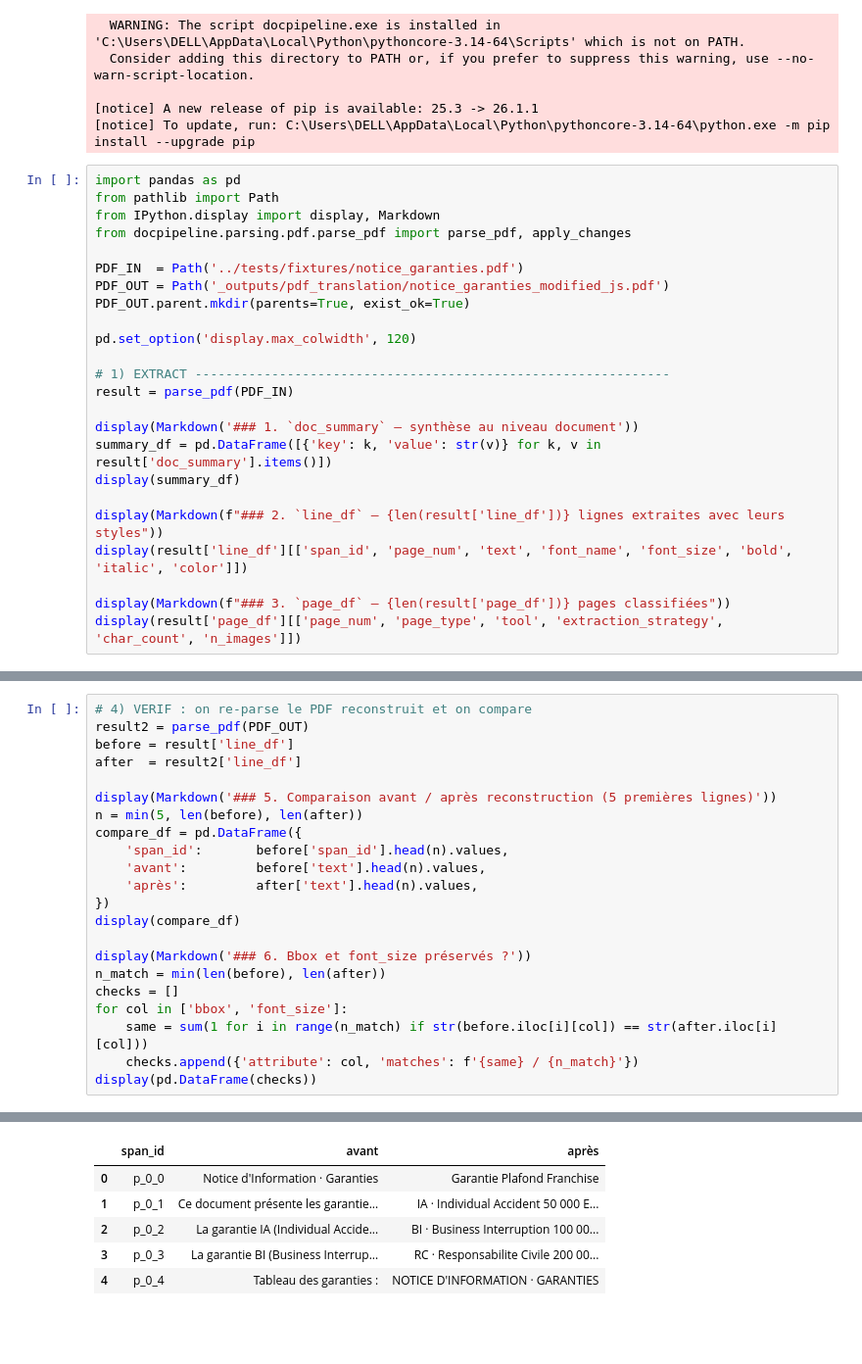
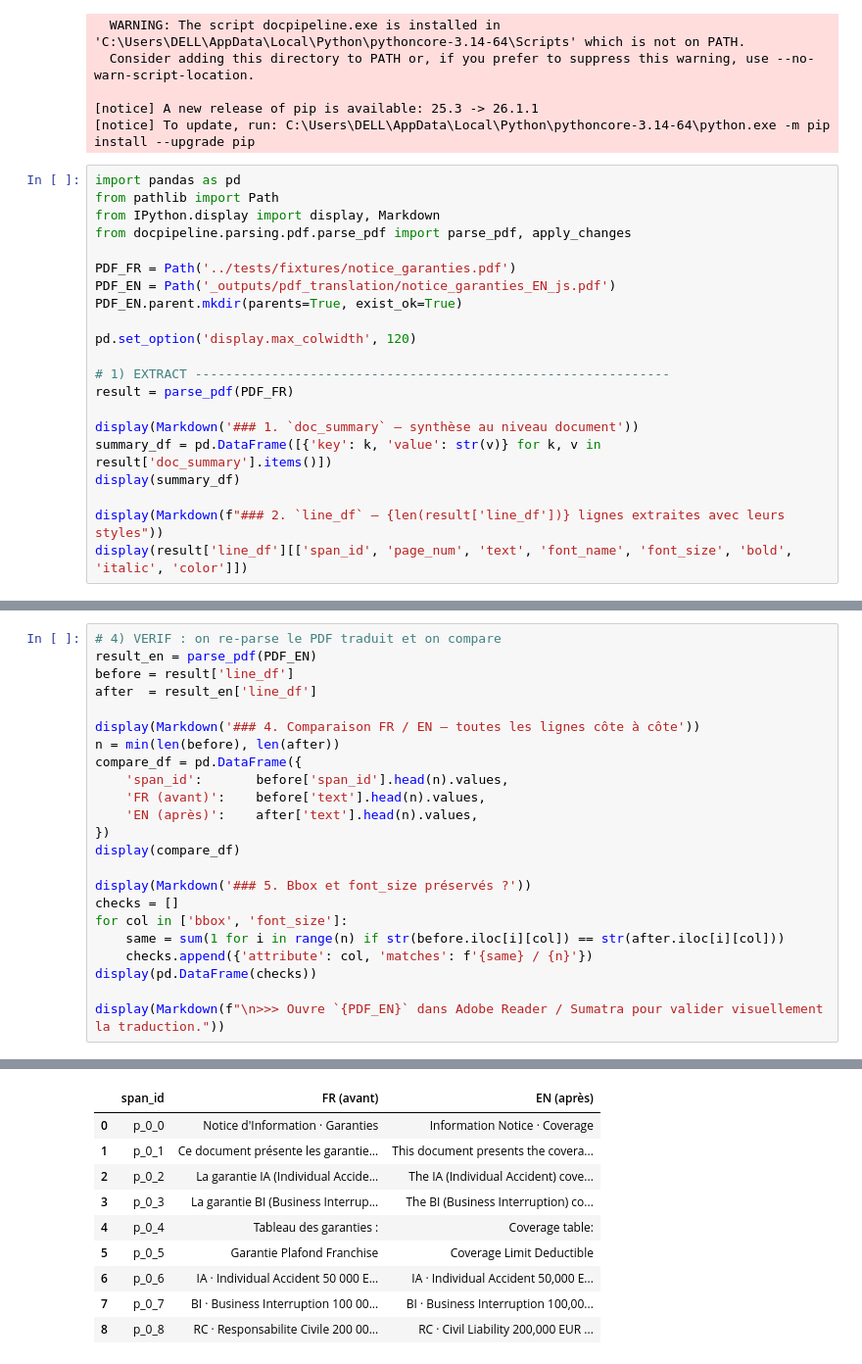
Before and after one commit to kezhan/doc_intelligence, a Jupyter notebook: notebooks/05_parse_pdf_js.ipynb, the cells around one changed output, grey strips where cells are left out. Shown at 98% size. Saved outputs shown, nothing was run; the diff lists cells and outputs as text; blank space fills up the shorter version.

```diff
--- a/notebooks/05_parse_pdf_js.ipynb
+++ b/notebooks/05_parse_pdf_js.ipynb
@@ -48,14 +41,14 @@ from pathlib import Path
 from IPython.display import display, Markdown
 from docpipeline.parsing.pdf.parse_pdf import parse_pdf, apply_changes
 
-PDF_IN  = Path('../tests/fixtures/notice_garanties.pdf')
-PDF_OUT = Path('_outputs/pdf_translation/notice_garanties_modified_js.pdf')
-PDF_OUT.parent.mkdir(parents=True, exist_ok=True)
+PDF_FR = Path('../tests/fixtures/notice_garanties.pdf')
+PDF_EN = Path('_outputs/pdf_translation/notice_garanties_EN_js.pdf')
+PDF_EN.parent.mkdir(parents=True, exist_ok=True)
 
 pd.set_option('display.max_colwidth', 120)
 
 # 1) EXTRACT --------------------------------------------------------------
-result = parse_pdf(PDF_IN)
+result = parse_pdf(PDF_FR)
 
 display(Markdown('### 1. `doc_summary` — synthèse au niveau document'))
 summary_df = pd.DataFrame([{'key': k, 'value': str(v)} for k, v in result['doc_summary'].items()])
@@ -63,9 +56,6 @@ display(summary_df)
 
 display(Markdown(f"### 2. `line_df` — {len(result['line_df'])} lignes extraites avec leurs styles"))
 display(result['line_df'][['span_id', 'page_num', 'text', 'font_name', 'font_size', 'bold', 'italic', 'color']])
-
-display(Markdown(f"### 3. `page_df` — {len(result['page_df'])} pages classifiées"))
-display(result['page_df'][['page_num', 'page_type', 'tool', 'extraction_strategy', 'char_count', 'n_images']])
 # %% [output]
 Consider using the pymupdf_layout package for a greatly improved page layout analysis.
 ### 1. `doc_summary` — synthèse au niveau document
@@ -135,24 +147,25 @@ if res['warnings']:
 - spans skipped : **0**
 # %%
-# 4) VERIF : on re-parse le PDF reconstruit et on compare
-result2 = parse_pdf(PDF_OUT)
+# 4) VERIF : on re-parse le PDF traduit et on compare
+result_en = parse_pdf(PDF_EN)
 before = result['line_df']
-after  = result2['line_df']
+after  = result_en['line_df']
 
-display(Markdown('### 5. Comparaison avant / après reconstruction (5 premières lignes)'))
-n = min(5, len(before), len(after))
+display(Markdown('### 4. Comparaison FR / EN — toutes les lignes côte à côte'))
+n = min(len(before), len(after))
 compare_df = pd.DataFrame({
     'span_id':       before['span_id'].head(n).values,
-    'avant':         before['text'].head(n).values,
-    'après':         after['text'].head(n).values,
+    'FR (avant)':    before['text'].head(n).values,
+    'EN (après)':    after['text'].head(n).values,
 })
 display(compare_df)
 
-display(Markdown('### 6. Bbox et font_size préservés ?'))
-n_match = min(len(before), len(after))
+display(Markdown('### 5. Bbox et font_size préservés ?'))
 checks = []
 for col in ['bbox', 'font_size']:
-    same = sum(1 for i in range(n_match) if str(before.iloc[i][col]) == str(after.iloc[i][col]))
-    checks.append({'attribute': col, 'matches': f'{same} / {n_match}'})
+    same = sum(1 for i in range(n) if str(before.iloc[i][col]) == str(after.iloc[i][col]))
+    checks.append({'attribute': col, 'matches': f'{same} / {n}'})
 display(pd.DataFrame(checks))
+
+display(Markdown(f"\n>>> Ouvre `{PDF_EN}` dans Adobe Reader / Sumatra pour valider visuellement la traduction."))
 # %% [output]
@@ -160,6 +173,10 @@ display(pd.DataFrame(checks))
-|  | span_id | avant | après |
-| 0 | p_0_0 | Notice d'Information · Garanties | Garantie Plafond Franchise |
-| 1 | p_0_1 | Ce document présente les garantie... | IA · Individual Accident 50 000 E... |
-| 2 | p_0_2 | La garantie IA (Individual Accide... | BI · Business Interruption 100 00... |
-| 3 | p_0_3 | La garantie BI (Business Interrup... | RC · Responsabilite Civile 200 00... |
-| 4 | p_0_4 | Tableau des garanties : | NOTICE D'INFORMATION · GARANTIES |
+|  | span_id | FR (avant) | EN (après) |
+| 0 | p_0_0 | Notice d'Information · Garanties | Information Notice · Coverage |
+| 1 | p_0_1 | Ce document présente les garantie... | This document presents the covera... |
+| 2 | p_0_2 | La garantie IA (Individual Accide... | The IA (Individual Accident) cove... |
+| 3 | p_0_3 | La garantie BI (Business Interrup... | The BI (Business Interruption) co... |
+| 4 | p_0_4 | Tableau des garanties : | Coverage table: |
+| 5 | p_0_5 | Garantie Plafond Franchise | Coverage Limit Deductible |
+| 6 | p_0_6 | IA · Individual Accident 50 000 E... | IA · Individual Accident 50,000 E... |
+| 7 | p_0_7 | BI · Business Interruption 100 00... | BI · Business Interruption 100,00... |
+| 8 | p_0_8 | RC · Responsabilite Civile 200 00... | RC · Civil Liability 200,000 EUR ... |
```
Also changed, not shown: parts of 4 cells of this notebook, 2 other files.
